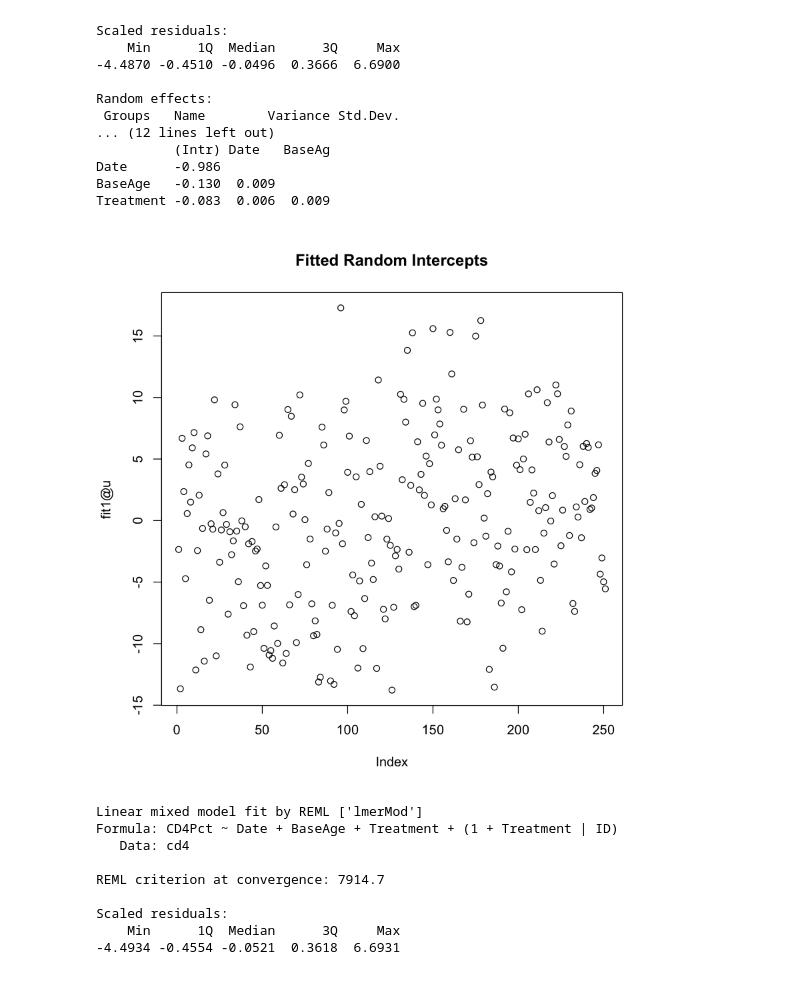
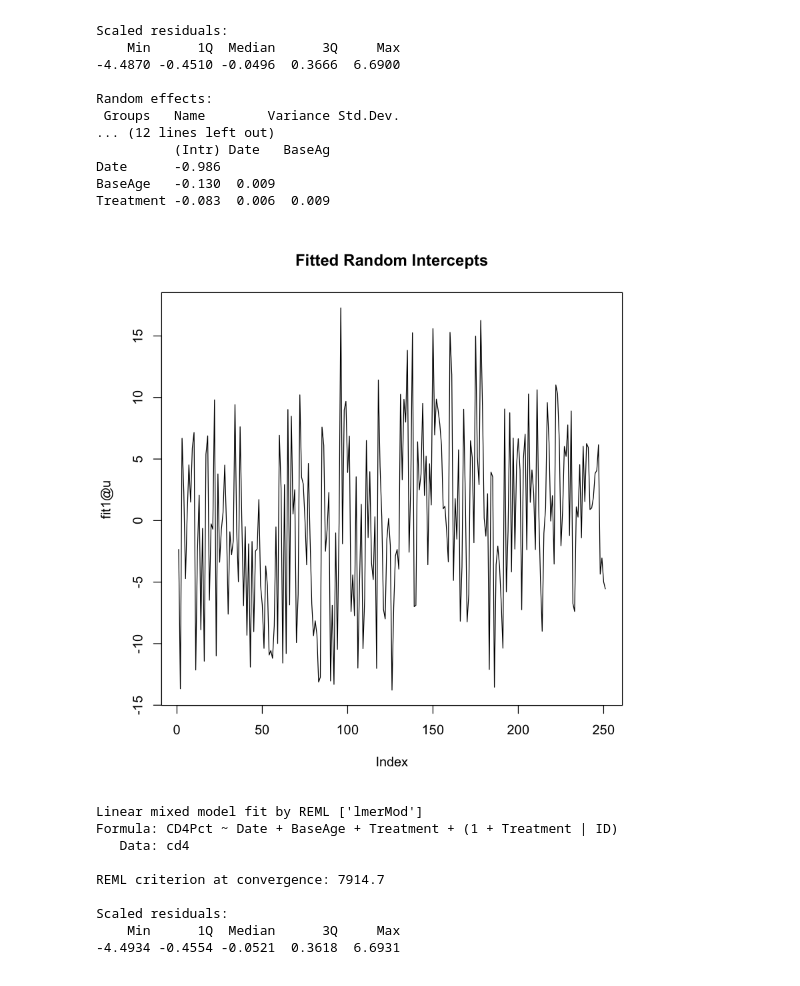
Before and after one commit to ly129/EPIB613_2019, a Jupyter notebook: Lecture12.ipynb, the cells around one changed output. Cells and saved outputs as stored; diff of their text form; code cells hidden in the pictures.

```diff
--- a/Lecture12.ipynb
+++ b/Lecture12.ipynb
@@ -370,9 +374,9 @@ Date      -0.986
 BaseAge   -0.130  0.009
 Treatment -0.083  0.006  0.009
 # %%
-plot(fit1@u, main = "Fitted Random Intercepts")
+plot(fit1@u, type = "l", main = "Fitted Random Intercepts")
 # %% [output]
-[figure, old version]
+[figure, new version]
 # %%
 # Random intercept + random slope for treatment
 # We can see that the syntax is exactly the same as in glm()
```
Also changed, not shown: parts of 4 cells of this notebook.
